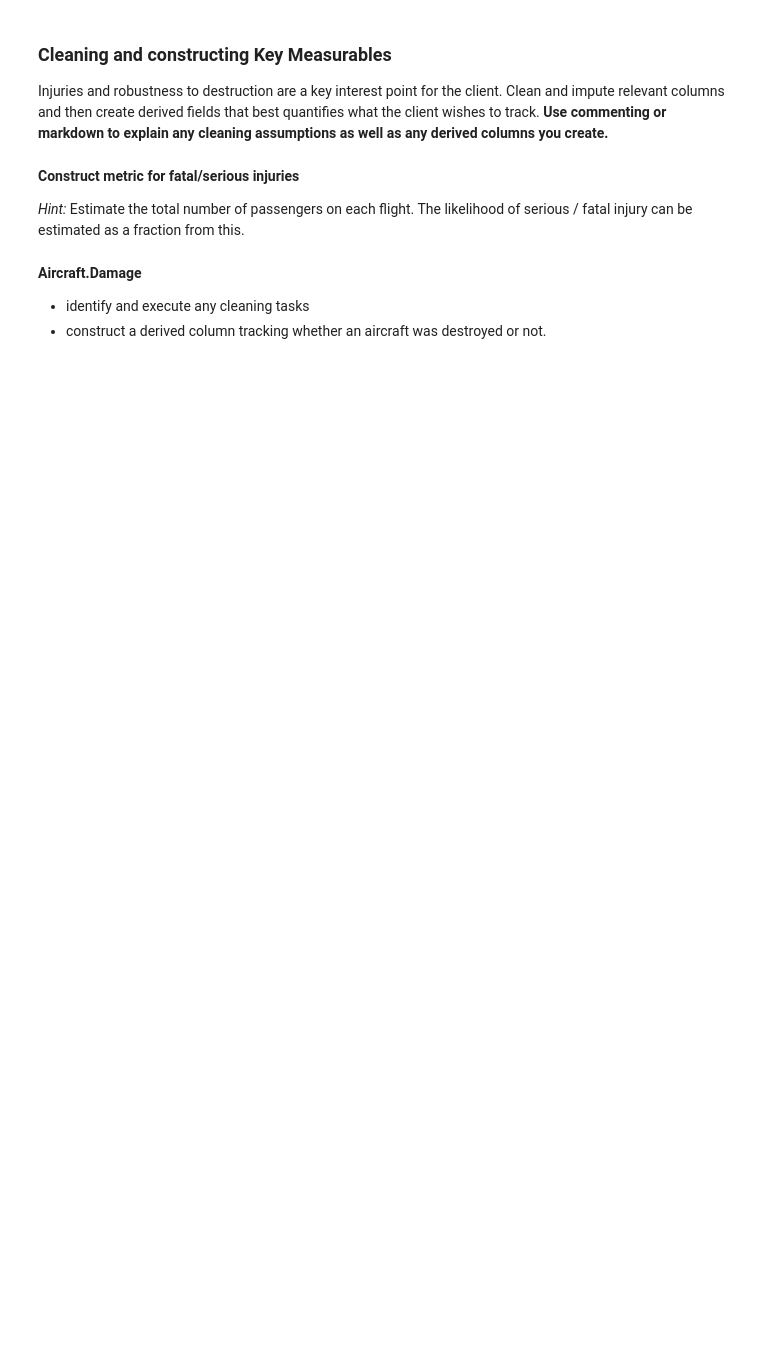
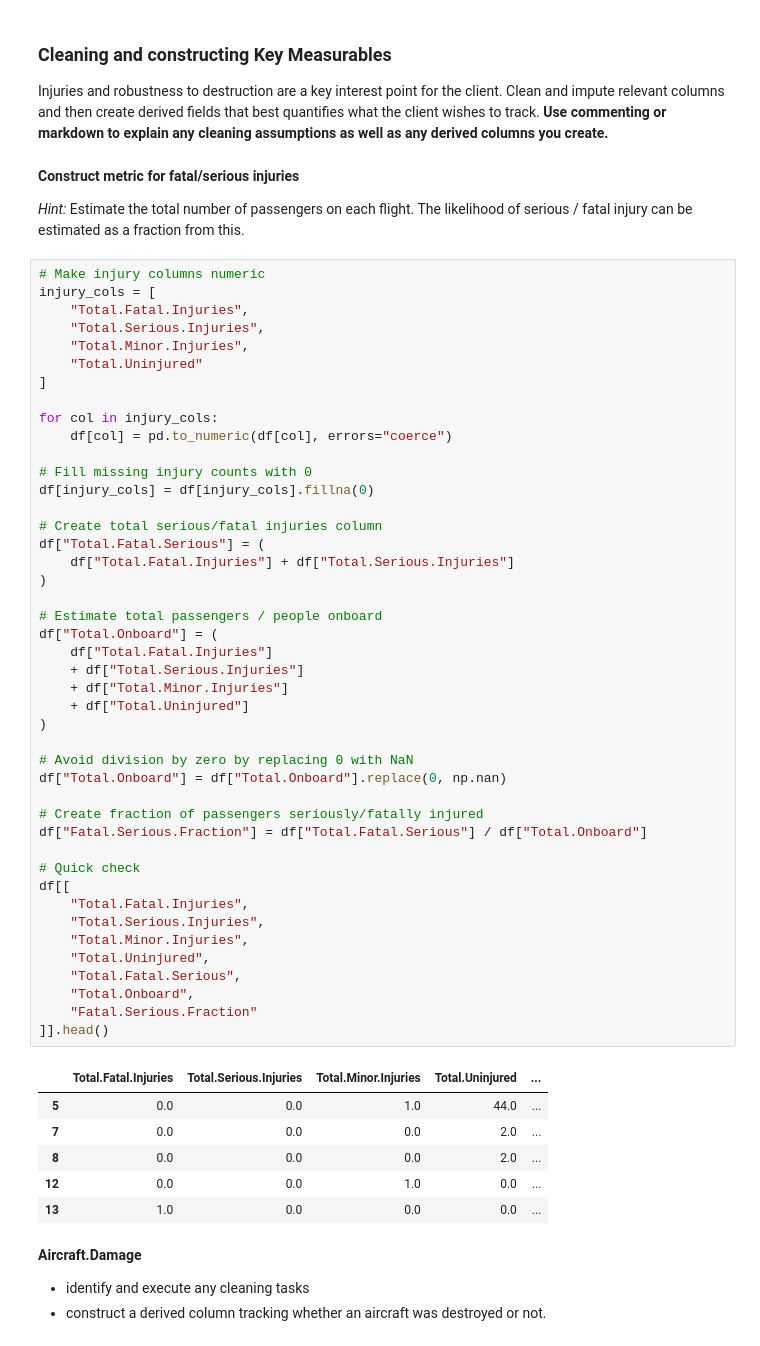
Before and after one commit to marcoholt/dsc-course0-m8-lab, a Jupyter notebook: Aviation_Accidents_Cleaning.ipynb, the cells around one changed output. Cells and saved outputs as stored; diff of their text form; blank space fills up the shorter version.

```diff
--- a/Aviation_Accidents_Cleaning.ipynb
+++ b/Aviation_Accidents_Cleaning.ipynb
@@ -40,6 +86,57 @@ Injuries and robustness to destruction are a key interest point for the client.
 **Construct metric for fatal/serious injuries**
 
 *Hint:* Estimate the total number of passengers on each flight. The likelihood of serious / fatal injury can be estimated as a fraction from this.
+# %%
+# Make injury columns numeric
+injury_cols = [
+    "Total.Fatal.Injuries",
+    "Total.Serious.Injuries",
+    "Total.Minor.Injuries",
+    "Total.Uninjured"
+]
+
+for col in injury_cols:
+    df[col] = pd.to_numeric(df[col], errors="coerce")
+
+# Fill missing injury counts with 0
+df[injury_cols] = df[injury_cols].fillna(0)
+
+# Create total serious/fatal injuries column
+df["Total.Fatal.Serious"] = (
+    df["Total.Fatal.Injuries"] + df["Total.Serious.Injuries"]
+)
+
+# Estimate total passengers / people onboard
+df["Total.Onboard"] = (
+    df["Total.Fatal.Injuries"]
+    + df["Total.Serious.Injuries"]
+    + df["Total.Minor.Injuries"]
+    + df["Total.Uninjured"]
+)
+
+# Avoid division by zero by replacing 0 with NaN
+df["Total.Onboard"] = df["Total.Onboard"].replace(0, np.nan)
+
+# Create fraction of passengers seriously/fatally injured
+df["Fatal.Serious.Fraction"] = df["Total.Fatal.Serious"] / df["Total.Onboard"]
+
+# Quick check
+df[[
+    "Total.Fatal.Injuries",
+    "Total.Serious.Injuries",
+    "Total.Minor.Injuries",
+    "Total.Uninjured",
+    "Total.Fatal.Serious",
+    "Total.Onboard",
+    "Fatal.Serious.Fraction"
+]].head()
+# %% [output]
+|  | Total.Fatal.Injuries | Total.Serious.Injuries | Total.Minor.Injuries | Total.Uninjured | ... |
+| 5 | 0.0 | 0.0 | 1.0 | 44.0 | ... |
+| 7 | 0.0 | 0.0 | 0.0 | 2.0 | ... |
+| 8 | 0.0 | 0.0 | 0.0 | 2.0 | ... |
+| 12 | 0.0 | 0.0 | 1.0 | 0.0 | ... |
+| 13 | 1.0 | 0.0 | 0.0 | 0.0 | ... |
 # %% [markdown]
 **Aircraft.Damage**
 - identify and execute any cleaning tasks
```
Also changed, not shown: parts of 8 cells of this notebook, 1 other file.
